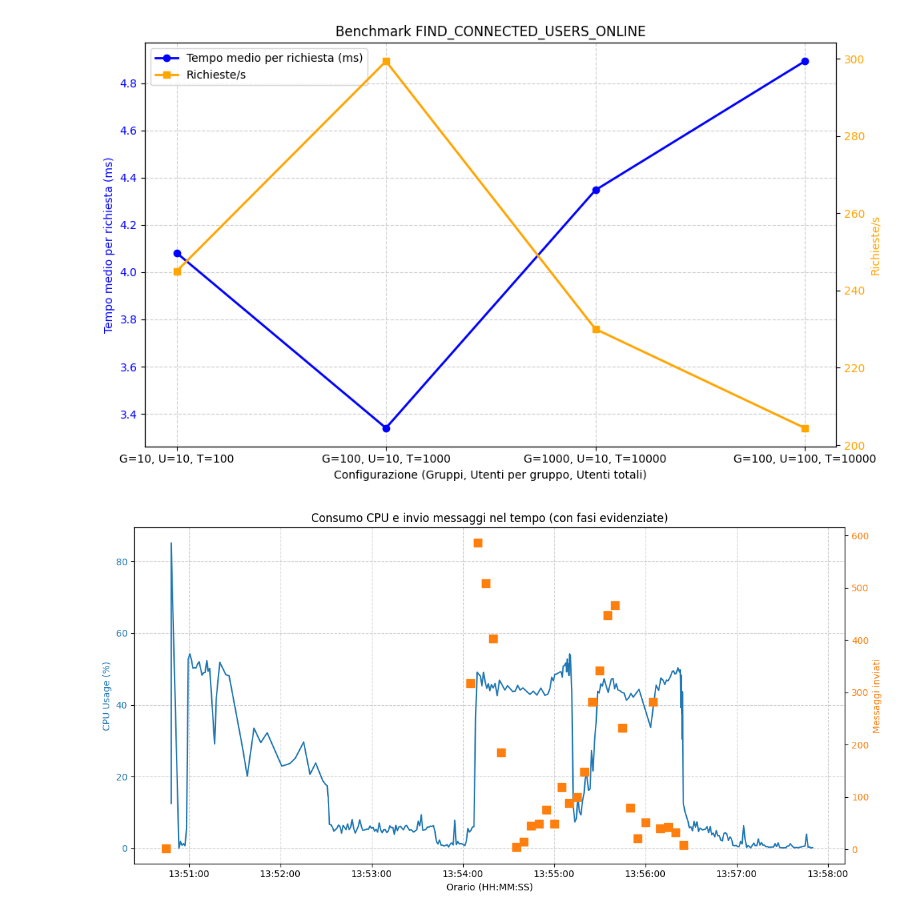
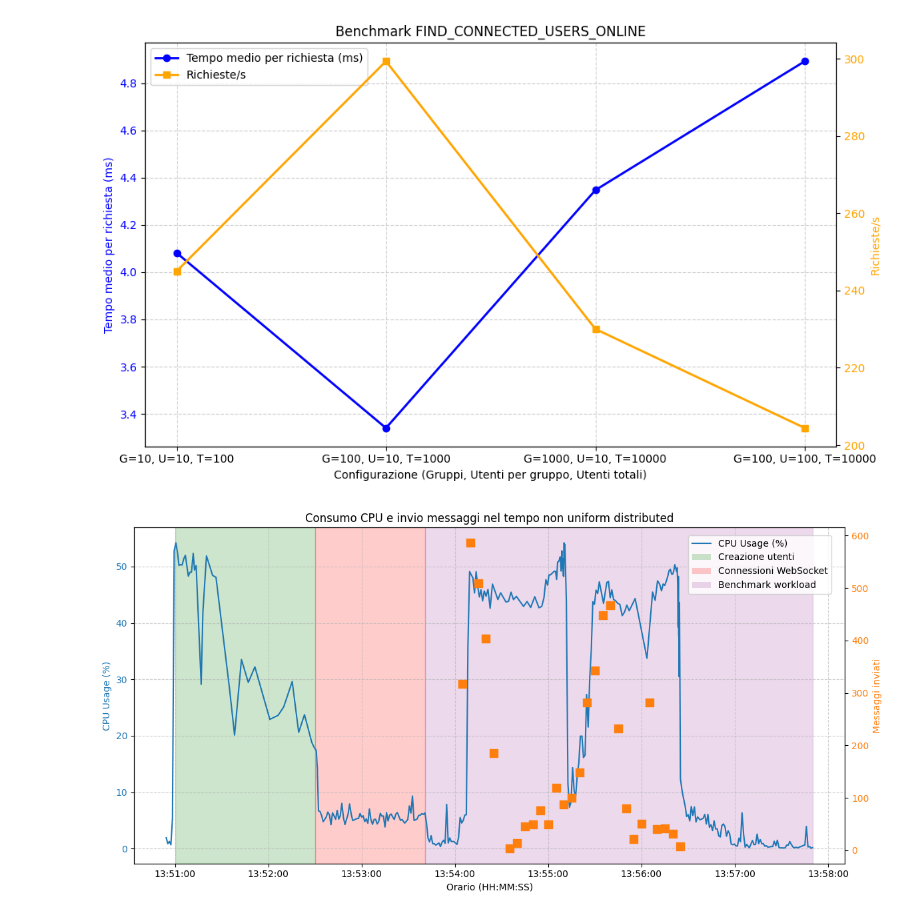
Before and after one commit to Enric0-Balb0/ruggine-chat, a Jupyter notebook: ruggine_server/report/report grafici.ipynb, the cells around one changed output. Drawn from its saved outputs; the diff is of its cells as text; code cells hidden in the pictures.

```diff
--- a/ruggine_server/report/report grafici.ipynb
+++ b/ruggine_server/report/report grafici.ipynb
@@ -288,52 +288,39 @@ ax1.xaxis.set_major_formatter(mdates.DateFormatter('%H:%M:%S'))
 ax2 = ax1.twinx()
 ax2.scatter(df_msg['sent_at_second'], df_msg['message_count'],
             color='tab:orange', marker='s', s=80, label='Messaggi inviati')
 ax2.set_ylabel("Messaggi inviati", color='tab:orange')
 ax2.tick_params(axis='y', labelcolor='tab:orange')
 
-"""
 # === Evidenzia le fasi ===
-start_users = pd.to_datetime("2025-09-09 18:51:45").tz_localize("UTC")
-end_users   = pd.to_datetime("2025-09-09 18:52:29").tz_localize("UTC")
-end_ws      = pd.to_datetime("2025-09-09 18:53:00").tz_localize("UTC")
+start_users = pd.to_datetime("2025-09-10 13:51:00").tz_localize("UTC")
+end_users   = pd.to_datetime("2025-09-10 13:52:30").tz_localize("UTC")
+end_ws      = pd.to_datetime("2025-09-10 13:53:41").tz_localize("UTC")
 end_test    = df_cpu['timestamp'].max()  # ultimo timestamp disponibile
 
 # Creazione utenti
 ax1.axvspan(start_users, end_users, color="green", alpha=0.2)
-ax1.text(start_users + (end_users-start_users)/2,
-         ax1.get_ylim()[1]*0.96, "Creazione utenti e gruppi",
-         ha="center", color="green")
-
 # Connessione WebSocket
 ax1.axvspan(end_users, end_ws, color="red", alpha=0.2)
-ax1.text(end_users + (end_ws-end_users)/2,
-         ax1.get_ylim()[1]*0.7, "Connessione WebSocket",
-         ha="center", color="red")
 
 # Test vero e proprio
 ax1.axvspan(end_ws, end_test, color="purple", alpha=0.15)
-ax1.text(end_ws + (end_test-end_ws)/2,
-         ax1.get_ylim()[1]*0.7, "Benchmark workload",
-         ha="center", color="purple")
-
 # Legenda combinata (includendo le fasi)
 handles, labels = ax1.get_legend_handles_labels()
 extra = [
     Patch(facecolor='green', alpha=0.2, label='Creazione utenti e gruppi'),
     Patch(facecolor='red', alpha=0.2, label='Connessioni WebSocket'),
     Patch(facecolor='purple', alpha=0.15, label='Benchmark workload')
 ]
 
 fig.legend(handles+extra, labels+["Creazione utenti","Connessioni WebSocket","Benchmark workload"],
-           loc="upper right", bbox_to_anchor=(0.9,0.93))
-"""
+           loc="upper right", bbox_to_anchor=(0.93,0.93))
 
-plt.title("Consumo CPU e invio messaggi nel tempo (con fasi evidenziate)")
+plt.title("Consumo CPU e invio messaggi nel tempo non uniform distributed")
 ax1.grid(True, linestyle="--", alpha=0.6)
 fig.tight_layout()
 plt.show()
 # %% [output]
-[figure, old version]
+[figure, new version]
 # %%
 """
 🎯 Benchmark configurazione:
```
Also changed, not shown: parts of 1 cell of this notebook, 22 other files.
